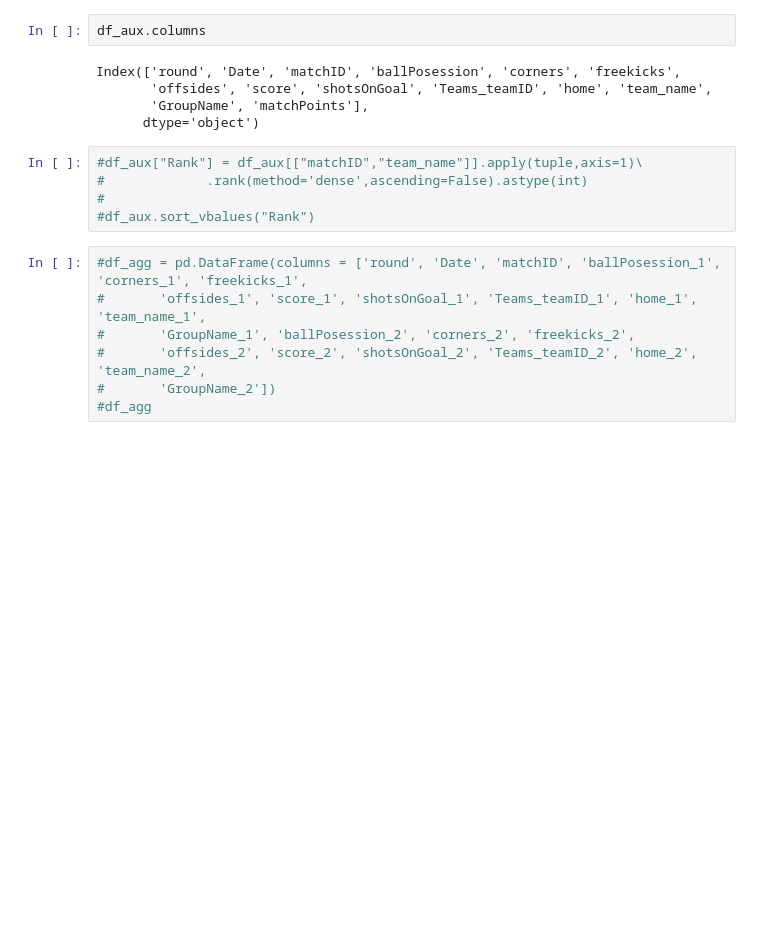
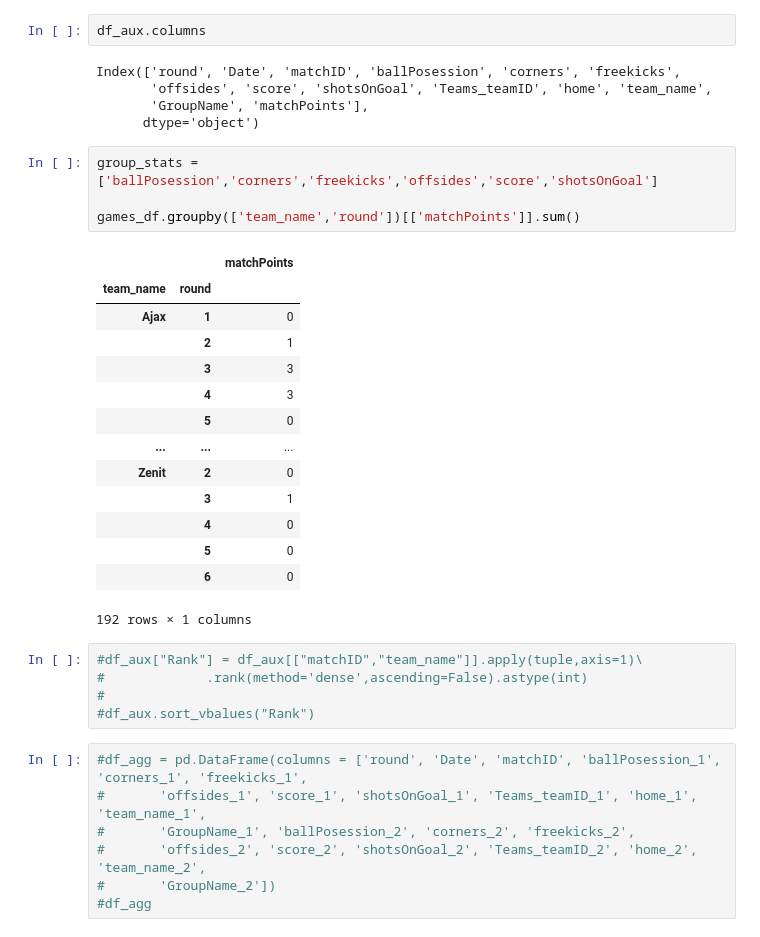
Before and after one commit to rodrigomfguedes/datavisualization, a Jupyter notebook: master_notebook.ipynb, the cells around one changed output. Cells and saved outputs as stored; diff of their text form; blank space fills up the shorter version.

```diff
--- a/master_notebook.ipynb
+++ b/master_notebook.ipynb
@@ -327,6 +474,25 @@ Index(['round', 'Date', 'matchID', 'ballPosession', 'corners', 'freekicks',
        'offsides', 'score', 'shotsOnGoal', 'Teams_teamID', 'home', 'team_name',
        'GroupName', 'matchPoints'],
       dtype='object')
+# %%
+group_stats = ['ballPosession','corners','freekicks','offsides','score','shotsOnGoal']
+
+games_df.groupby(['team_name','round'])[['matchPoints']].sum()
+# %% [output]
+|  |  | matchPoints |
+| team_name | round |  |
+| Ajax | 1 | 0 |
+|  | 2 | 1 |
+|  | 3 | 3 |
+|  | 4 | 3 |
+|  | 5 | 0 |
+| ... | ... | ... |
+| Zenit | 2 | 0 |
+|  | 3 | 1 |
+|  | 4 | 0 |
+|  | 5 | 0 |
+|  | 6 | 0 |
+192 rows × 1 columns
 # %%
 #df_aux["Rank"] = df_aux[["matchID","team_name"]].apply(tuple,axis=1)\
 #             .rank(method='dense',ascending=False).astype(int)
```
Also changed, not shown: parts of 7 cells of this notebook, 2 other files.
